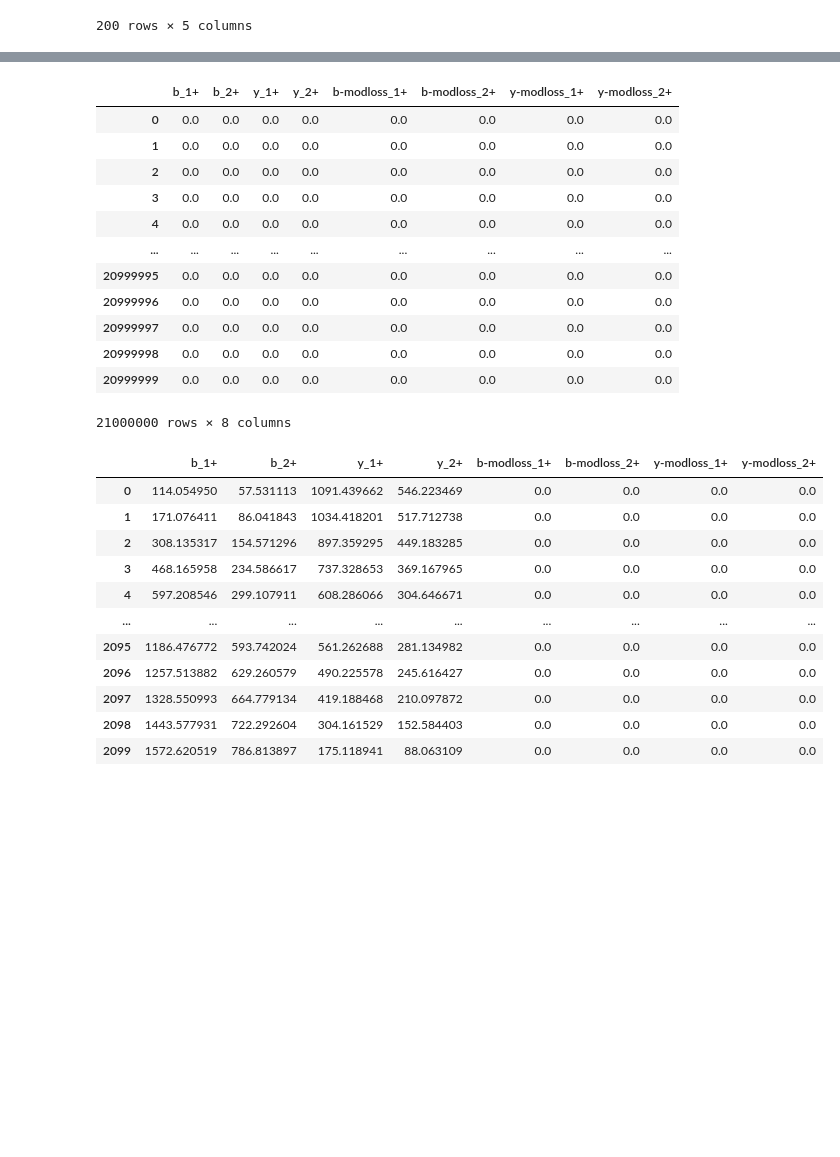
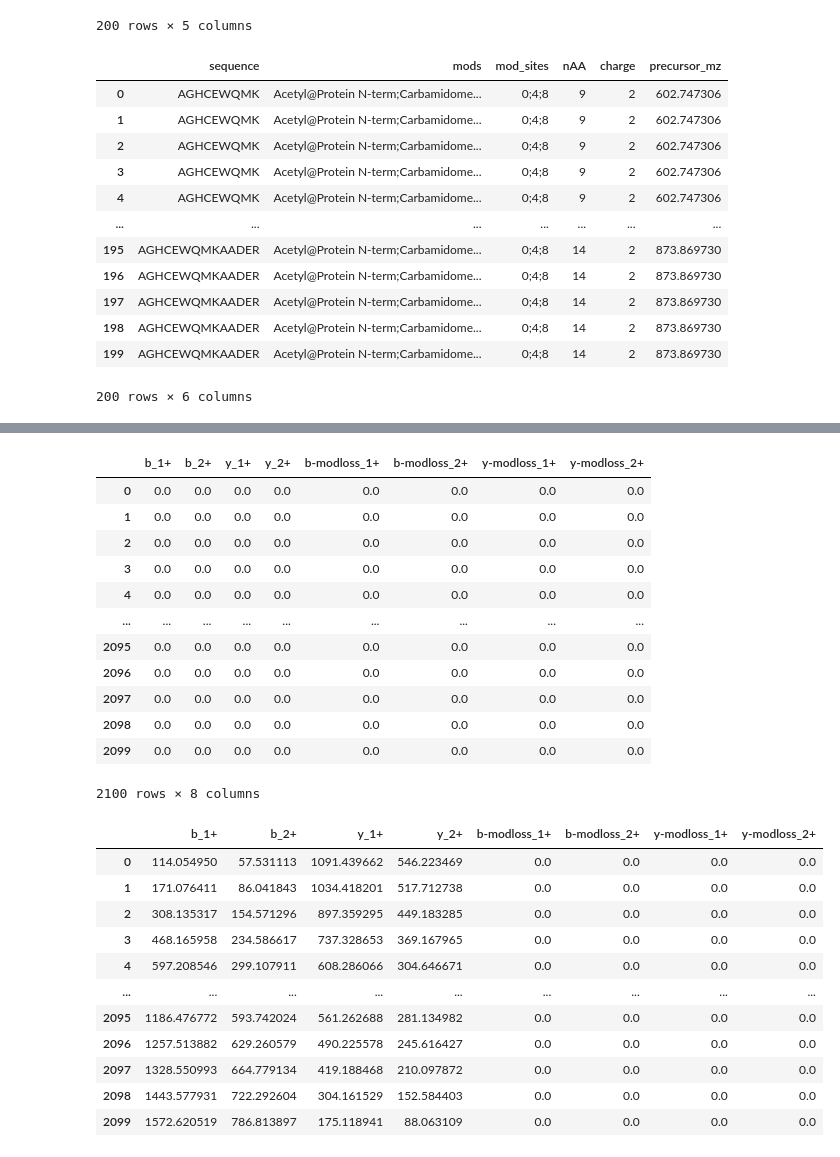
Before and after one commit to MannLabs/alphabase, a Jupyter notebook: nbdev_nbs/peptide/fragment.ipynb, the cells around one changed output, grey strips where cells are left out. Cells and saved outputs as stored; diff of their text form; code cells hidden in the pictures; blank space fills up the shorter version.

Commit message:
set_precursor_mz

```diff
--- a/nbdev_nbs/peptide/fragment.ipynb
+++ b/nbdev_nbs/peptide/fragment.ipynb
@@ -456,6 +496,51 @@ precursor_df
 | 198 | AGHCEWQMKAADER | Acetyl@Protein N-term;Carbamidome... | 0;4;8 | 14 | 2 |
 | 199 | AGHCEWQMKAADER | Acetyl@Protein N-term;Carbamidome... | 0;4;8 | 14 | 2 |
 200 rows × 5 columns
+# %%
+#export
+def set_precursor_mz(
+    precursor_df: pd.DataFrame
+)->pd.DataFrame:
+    """
+    Calculate precursor_mz for the precursor_df
+    Args:
+        precursor_df (pd.DataFrame):
+          precursor_df with the 'charge' column
+
+    Returns:
+        pd.DataFrame: precursor_df with 'precursor_mz'
+    """
+
+    precursor_df['precursor_mz'] = 0
+    _grouped = precursor_df.groupby('nAA')
+    for nAA, df_group in _grouped:
+
+        pepmass = get_peptide_mass_for_same_len_seqs(
+            df_group.sequence.values.astype('U'),
+            df_group.mods.values
+        )
+
+        precursor_df.loc[
+            df_group.index, 'precursor_mz'
+        ] = pepmass/df_group.charge + MASS_PROTON
+    return precursor_df
+# %%
+precursor_df = set_precursor_mz(precursor_df)
+precursor_df
+# %% [output]
+|  | sequence | mods | mod_sites | nAA | charge | precursor_mz |
+| 0 | AGHCEWQMK | Acetyl@Protein N-term;Carbamidome... | 0;4;8 | 9 | 2 | 602.747306 |
+| 1 | AGHCEWQMK | Acetyl@Protein N-term;Carbamidome... | 0;4;8 | 9 | 2 | 602.747306 |
+| 2 | AGHCEWQMK | Acetyl@Protein N-term;Carbamidome... | 0;4;8 | 9 | 2 | 602.747306 |
+| 3 | AGHCEWQMK | Acetyl@Protein N-term;Carbamidome... | 0;4;8 | 9 | 2 | 602.747306 |
+| 4 | AGHCEWQMK | Acetyl@Protein N-term;Carbamidome... | 0;4;8 | 9 | 2 | 602.747306 |
+| ... | ... | ... | ... | ... | ... | ... |
+| 195 | AGHCEWQMKAADER | Acetyl@Protein N-term;Carbamidome... | 0;4;8 | 14 | 2 | 873.869730 |
+| 196 | AGHCEWQMKAADER | Acetyl@Protein N-term;Carbamidome... | 0;4;8 | 14 | 2 | 873.869730 |
+| 197 | AGHCEWQMKAADER | Acetyl@Protein N-term;Carbamidome... | 0;4;8 | 14 | 2 | 873.869730 |
+| 198 | AGHCEWQMKAADER | Acetyl@Protein N-term;Carbamidome... | 0;4;8 | 14 | 2 | 873.869730 |
+| 199 | AGHCEWQMKAADER | Acetyl@Protein N-term;Carbamidome... | 0;4;8 | 14 | 2 | 873.869730 |
+200 rows × 6 columns
 # %%
 precursor_df, fragment_mass_df = get_fragment_mass_dataframe(
     precursor_df,
@@ -479,7 +564,7 @@ precursor_df
 # %%
 init_fragment_by_precursor_dataframe(
     precursor_df,
-    get_charged_frag_types(['b','y','b-modloss','y-modloss'],2)
+    get_charged_frag_types(['b','y','b-modloss','y-modloss'],2),
 )
 # %% [output]
 |  | b_1+ | b_2+ | y_1+ | y_2+ | b-modloss_1+ | b-modloss_2+ | y-modloss_1+ | y-modloss_2+ |
@@ -489,12 +574,12 @@ init_fragment_by_precursor_dataframe(
 | 3 | 0.0 | 0.0 | 0.0 | 0.0 | 0.0 | 0.0 | 0.0 | 0.0 |
 | 4 | 0.0 | 0.0 | 0.0 | 0.0 | 0.0 | 0.0 | 0.0 | 0.0 |
 | ... | ... | ... | ... | ... | ... | ... | ... | ... |
-| 20999995 | 0.0 | 0.0 | 0.0 | 0.0 | 0.0 | 0.0 | 0.0 | 0.0 |
-| 20999996 | 0.0 | 0.0 | 0.0 | 0.0 | 0.0 | 0.0 | 0.0 | 0.0 |
-| 20999997 | 0.0 | 0.0 | 0.0 | 0.0 | 0.0 | 0.0 | 0.0 | 0.0 |
-| 20999998 | 0.0 | 0.0 | 0.0 | 0.0 | 0.0 | 0.0 | 0.0 | 0.0 |
-| 20999999 | 0.0 | 0.0 | 0.0 | 0.0 | 0.0 | 0.0 | 0.0 | 0.0 |
+| 2095 | 0.0 | 0.0 | 0.0 | 0.0 | 0.0 | 0.0 | 0.0 | 0.0 |
+| 2096 | 0.0 | 0.0 | 0.0 | 0.0 | 0.0 | 0.0 | 0.0 | 0.0 |
+| 2097 | 0.0 | 0.0 | 0.0 | 0.0 | 0.0 | 0.0 | 0.0 | 0.0 |
+| 2098 | 0.0 | 0.0 | 0.0 | 0.0 | 0.0 | 0.0 | 0.0 | 0.0 |
+| 2099 | 0.0 | 0.0 | 0.0 | 0.0 | 0.0 | 0.0 | 0.0 | 0.0 |
-21000000 rows × 8 columns
+2100 rows × 8 columns
 # %%
 fragment_mass_df
 # %% [output]
```
Also changed, not shown: parts of 5 cells of this notebook, 6 other files.
